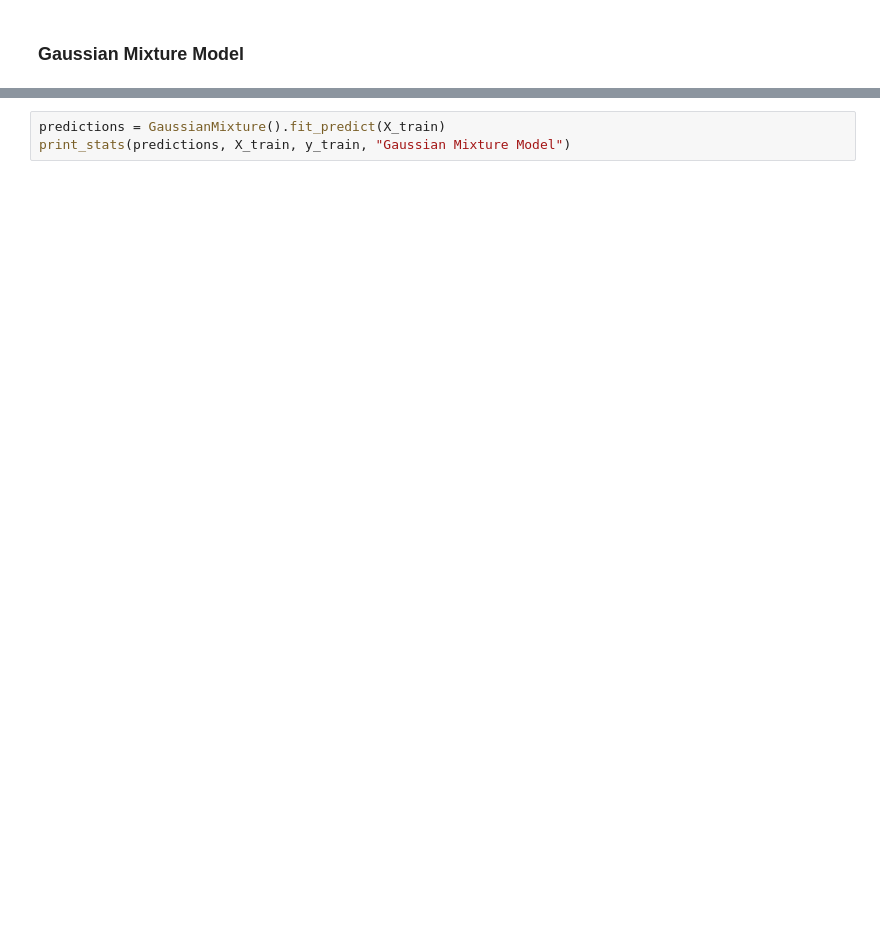
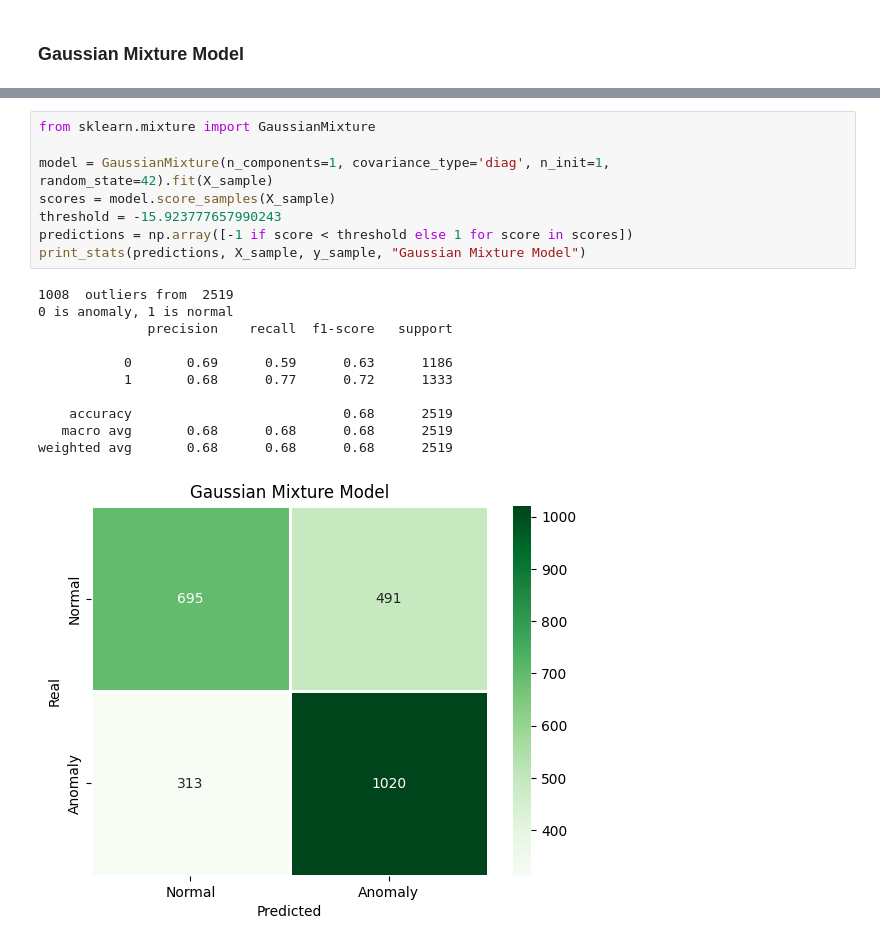
Before and after one commit to phoenixday/ml-algorithms, a Jupyter notebook: network-anomaly-detection.ipynb, the cells around one changed output, grey strips where cells are left out. Saved outputs shown, nothing was run; the diff lists cells and outputs as text; blank space fills up the shorter version.

Commit message:
Kaggle Notebook | Network Anomaly Detection | Version 8

```diff
--- a/network-anomaly-detection.ipynb
+++ b/network-anomaly-detection.ipynb
@@ -557,3 +565,20 @@ print("Best hyperparameters:", best_params)
-# %%
-predictions = GaussianMixture().fit_predict(X_train)
-print_stats(predictions, X_train, y_train, "Gaussian Mixture Model")
+# %%
+from sklearn.mixture import GaussianMixture
+
+model = GaussianMixture(n_components=1, covariance_type='diag', n_init=1, random_state=42).fit(X_sample)
+scores = model.score_samples(X_sample)
+threshold = -15.923777657990243
+predictions = np.array([-1 if score < threshold else 1 for score in scores])
+print_stats(predictions, X_sample, y_sample, "Gaussian Mixture Model")
+# %% [output]
+1008  outliers from  2519
+0 is anomaly, 1 is normal
+              precision    recall  f1-score   support
+
+           0       0.69      0.59      0.63      1186
+           1       0.68      0.77      0.72      1333
+
+    accuracy                           0.68      2519
+   macro avg       0.68      0.68      0.68      2519
+weighted avg       0.68      0.68      0.68      2519
+[figure, added]
```
Also changed, not shown: parts of 11 cells of this notebook.
